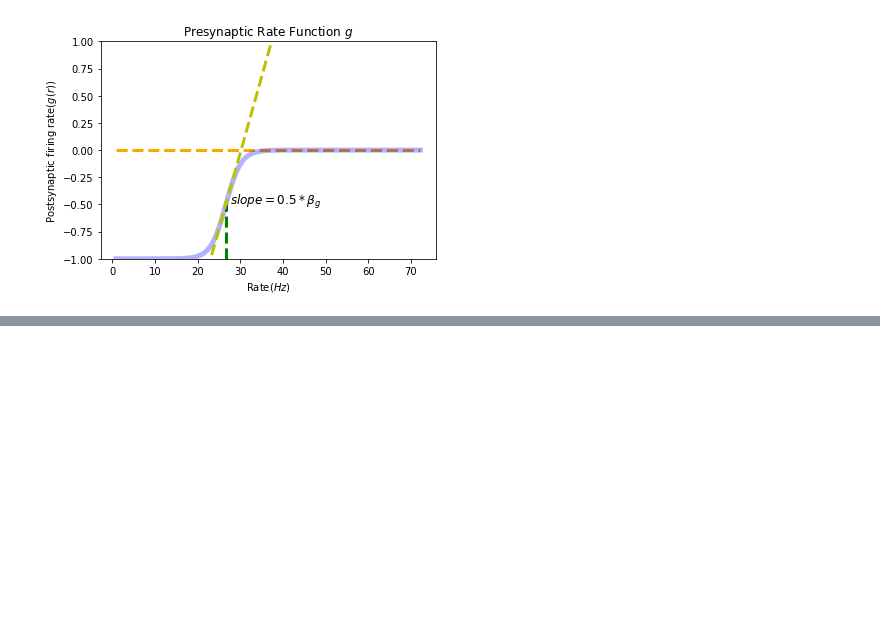
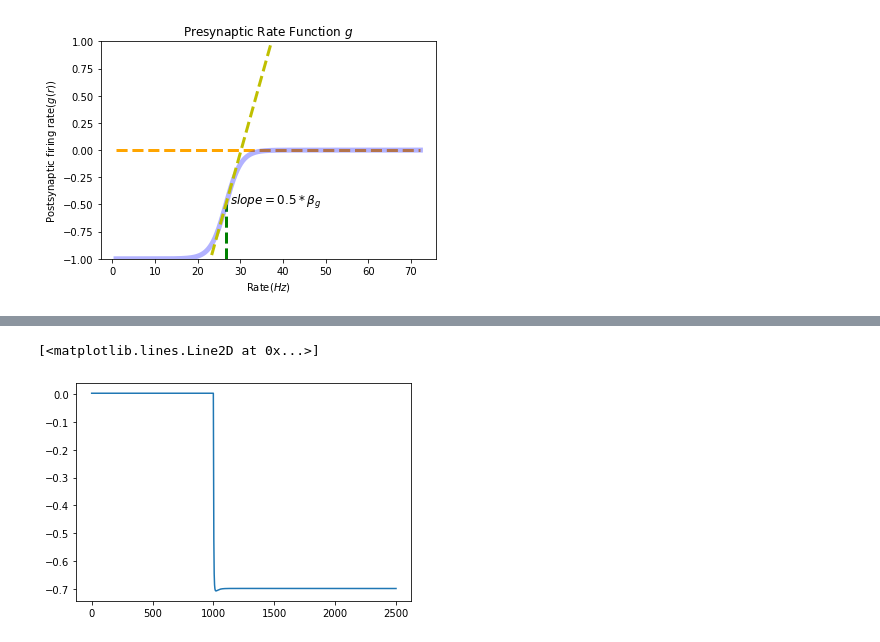
Before and after one commit to xmxhuihui/Final-Project, a Jupyter notebook: Attractor Network Model.ipynb, the cells around one changed output, grey strips where cells are left out. Saved outputs shown, nothing was run; the diff lists cells and outputs as text; code cells hidden in the pictures; blank space fills up the shorter version.

```diff
--- a/Attractor Network Model.ipynb
+++ b/Attractor Network Model.ipynb
@@ -178,3 +163,14 @@ plt.savefig('Figures/novel_stimulus.png')
+# %%
+#Overlap
+import scipy.stats
+p_r=np.zeros(t_max)
+for t in range(t_max):
+    p_r[t]=scipy.stats.pearsonr(r[:,t],r_pattern[0])[0]
+plt.figure()
+plt.plot(range(t_max),p_r)
+# %% [output]
+[<matplotlib.lines.Line2D at 0x...>]
+[figure, added]
 # %%
 #Familiar Stimulus
 I=I0*xi_pattern[0]
```
Also changed, not shown: parts of 6 cells of this notebook, 2 other files.
